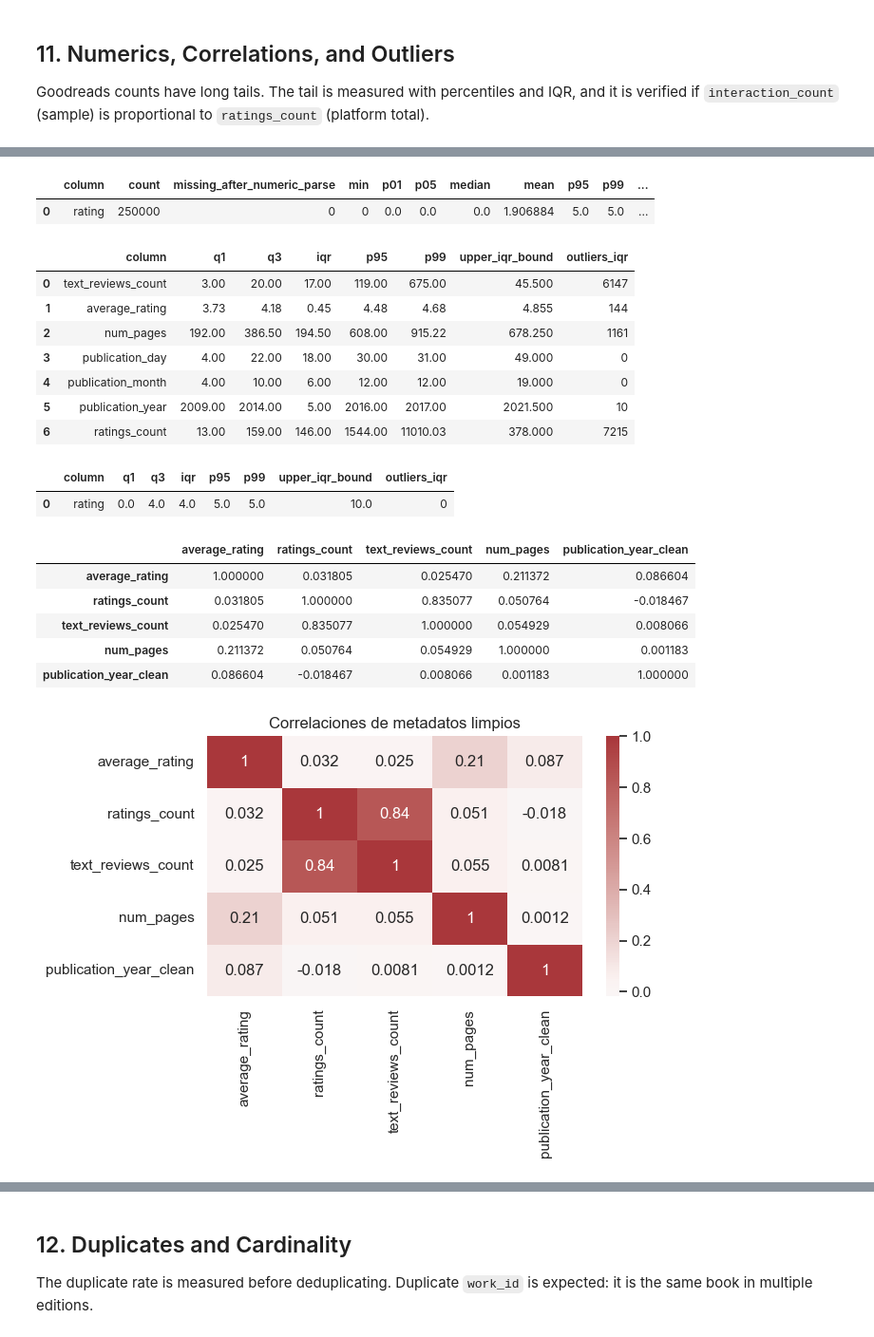
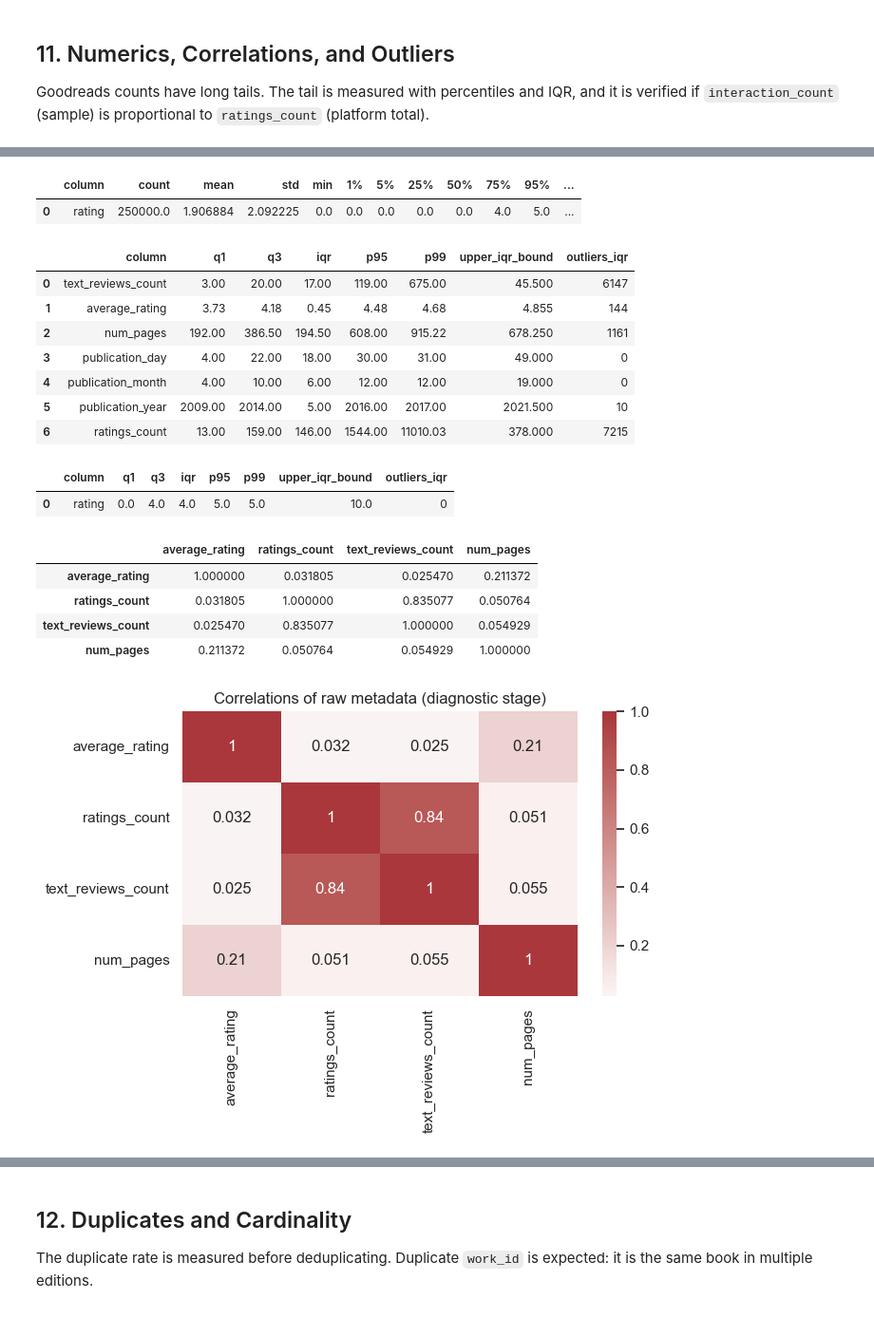
Before and after one commit to tsavorae/book-recommendations, a Jupyter notebook: notebooks/EDA_Fantasy.ipynb, the cells around one changed output, grey strips where cells are left out. Shown at 95% size. Drawn from its saved outputs; the diff is of its cells as text; code cells hidden in the pictures.

```diff
--- a/notebooks/EDA_Fantasy.ipynb
+++ b/notebooks/EDA_Fantasy.ipynb
@@ -355,16 +337,18 @@ Rating por tipo de libro:
 
 `average_rating` at the book level and `rating` at the interaction level are analyzed. `rating = 0` is the Goodreads convention for absence of explicit rating: the user added the book without rating it.
 # %%
+# Exploring raw rating distributions
+interactions_raw['rating_numeric'] = pd.to_numeric(interactions_raw['rating'], errors='coerce')
+books_raw['average_rating_numeric'] = pd.to_numeric(books_raw['average_rating'], errors='coerce')
+
 fig, axes = plt.subplots(1, 2, figsize=(12, 4))
-
-sns.histplot(books_clean['average_rating'].dropna(), bins=30, ax=axes[0])
-axes[0].set_title('average_rating per book')
-axes[0].axvline(books_clean['average_rating'].median(), color='red', linestyle='--', label=f"median={books_clean['average_rating'].median():.2f}")
+sns.histplot(books_raw['average_rating_numeric'].dropna(), bins=30, ax=axes[0])
+axes[0].set_title('average_rating per book (Raw Data)')
+axes[0].axvline(books_raw['average_rating_numeric'].median(), color='red', linestyle='--', label=f"median={books_raw['average_rating_numeric'].median():.2f}")
 axes[0].legend()
 
-sns.countplot(data=interactions_clean, x='rating', ax=axes[1])
-axes[1].set_title('interaction rating: 0 = absent')
-
+sns.countplot(data=interactions_raw, x='rating', ax=axes[1])
+axes[1].set_title('interaction rating (Raw Data): 0 = absent')
 plt.tight_layout()
 plt.show()
 # %% [output]
@@ -596,12 +549,19 @@ display(artifacts['interactions_numeric_profile'])
 display(artifacts['books_outliers'])
 display(artifacts['interactions_outliers'])
 
-num_cols = ['average_rating', 'ratings_count', 'text_reviews_count', 'num_pages', 'publication_year_clean']
-corr = books_clean[[c for c in num_cols if c in books_clean.columns]].corr(numeric_only=True)
+books_numeric = books_raw.copy()
+for col in ['average_rating', 'ratings_count', 'text_reviews_count', 'num_pages']:
+    if col in books_numeric.columns:
+        books_numeric[col] = pd.to_numeric(books_numeric[col], errors='coerce')
+if 'publication_year_clean' in artifacts.get('books_schema', pd.DataFrame()).get('column', pd.Series([], dtype=object)).values:
+    pass
+
+num_cols = ['average_rating', 'ratings_count', 'text_reviews_count', 'num_pages']
+corr = books_numeric[[c for c in num_cols if c in books_numeric.columns]].corr(numeric_only=True)
 display(corr)
 fig, ax = plt.subplots(figsize=(7, 5))
 sns.heatmap(corr, annot=True, cmap='vlag', center=0, ax=ax)
-ax.set_title('Correlations of clean metadata')
+ax.set_title('Correlations of raw metadata (diagnostic stage)')
 plt.tight_layout()
 plt.show()
 # %% [output]
@@ -616,19 +576,18 @@ plt.show()
-|  | column | count | missing_after_numeric_parse | min | p01 | p05 | median | mean | p95 | p99 | ... |
-| 0 | rating | 250000 | 0 | 0 | 0.0 | 0.0 | 0.0 | 1.906884 | 5.0 | 5.0 | ... |
+|  | column | count | mean | std | min | 1% | 5% | 25% | 50% | 75% | 95% | ... |
+| 0 | rating | 250000.0 | 1.906884 | 2.092225 | 0.0 | 0.0 | 0.0 | 0.0 | 0.0 | 4.0 | 5.0 | ... |
 |  | column | q1 | q3 | iqr | p95 | p99 | upper_iqr_bound | outliers_iqr |
 | 0 | text_reviews_count | 3.00 | 20.00 | 17.00 | 119.00 | 675.00 | 45.500 | 6147 |
 | 1 | average_rating | 3.73 | 4.18 | 0.45 | 4.48 | 4.68 | 4.855 | 144 |
 | 2 | num_pages | 192.00 | 386.50 | 194.50 | 608.00 | 915.22 | 678.250 | 1161 |
 | 3 | publication_day | 4.00 | 22.00 | 18.00 | 30.00 | 31.00 | 49.000 | 0 |
 | 4 | publication_month | 4.00 | 10.00 | 6.00 | 12.00 | 12.00 | 19.000 | 0 |
 | 5 | publication_year | 2009.00 | 2014.00 | 5.00 | 2016.00 | 2017.00 | 2021.500 | 10 |
 | 6 | ratings_count | 13.00 | 159.00 | 146.00 | 1544.00 | 11010.03 | 378.000 | 7215 |
 |  | column | q1 | q3 | iqr | p95 | p99 | upper_iqr_bound | outliers_iqr |
 | 0 | rating | 0.0 | 4.0 | 4.0 | 5.0 | 5.0 | 10.0 | 0 |
-|  | average_rating | ratings_count | text_reviews_count | num_pages | publication_year_clean |
-| average_rating | 1.000000 | 0.031805 | 0.025470 | 0.211372 | 0.086604 |
-| ratings_count | 0.031805 | 1.000000 | 0.835077 | 0.050764 | -0.018467 |
-| text_reviews_count | 0.025470 | 0.835077 | 1.000000 | 0.054929 | 0.008066 |
-| num_pages | 0.211372 | 0.050764 | 0.054929 | 1.000000 | 0.001183 |
-| publication_year_clean | 0.086604 | -0.018467 | 0.008066 | 0.001183 | 1.000000 |
+|  | average_rating | ratings_count | text_reviews_count | num_pages |
+| average_rating | 1.000000 | 0.031805 | 0.025470 | 0.211372 |
+| ratings_count | 0.031805 | 1.000000 | 0.835077 | 0.050764 |
+| text_reviews_count | 0.025470 | 0.835077 | 1.000000 | 0.054929 |
+| num_pages | 0.211372 | 0.050764 | 0.054929 | 1.000000 |
-[figure, old version]
+[figure, new version]
```
Also changed, not shown: parts of 35 cells of this notebook, 1 other file.
